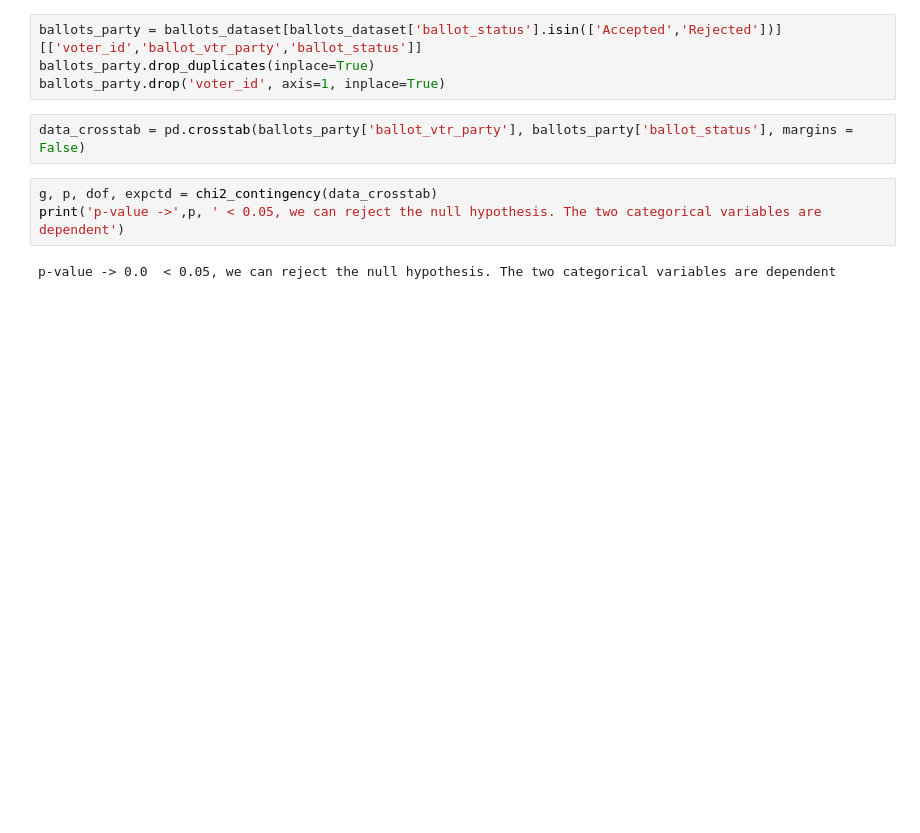
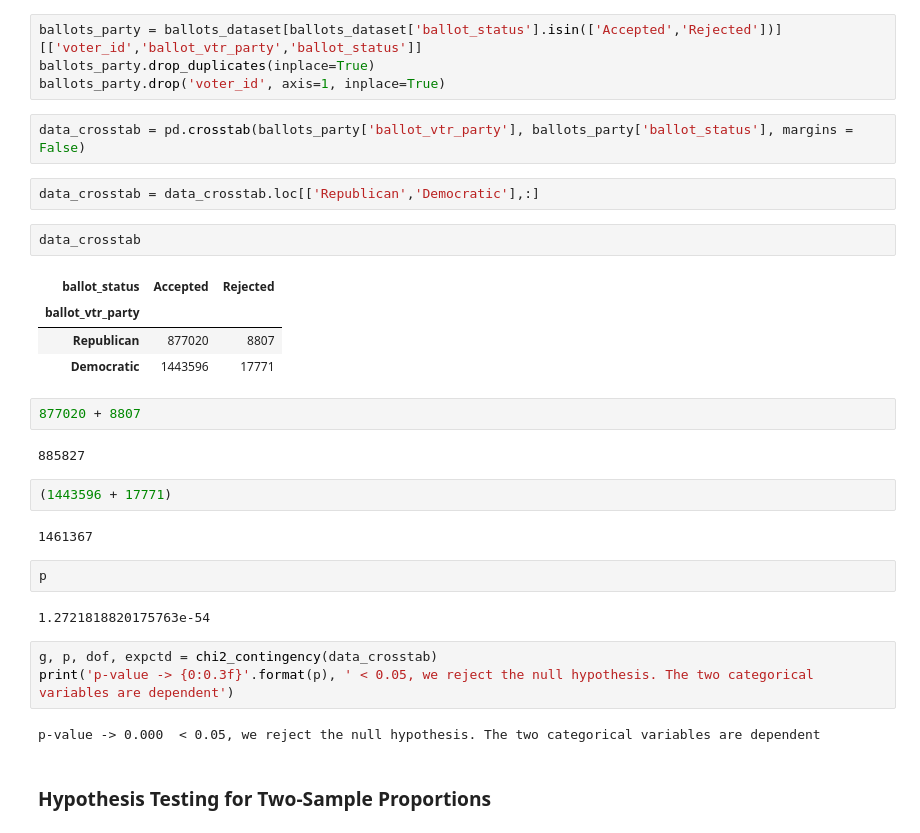
Before and after one commit to lemonaidn/VBM_Rejection_Factors, a Jupyter notebook: Ariel/exploratory_analysis_ballots_data.ipynb, the cells around one changed output. Drawn from its saved outputs; the diff is of its cells as text; blank space fills up the shorter version.

Commit message:
added hypothesis testing for two-sample proportions

```diff
--- a/Ariel/exploratory_analysis_ballots_data.ipynb
+++ b/Ariel/exploratory_analysis_ballots_data.ipynb
@@ -178,8 +180,31 @@ ballots_party.drop_duplicates(inplace=True)
 ballots_party.drop('voter_id', axis=1, inplace=True)
 # %%
 data_crosstab = pd.crosstab(ballots_party['ballot_vtr_party'], ballots_party['ballot_status'], margins = False)
+# %%
+data_crosstab = data_crosstab.loc[['Republican','Democratic'],:]
+# %%
+data_crosstab
+# %% [output]
+| ballot_status | Accepted | Rejected |
+| ballot_vtr_party |  |  |
+| Republican | 877020 | 8807 |
+| Democratic | 1443596 | 17771 |
+# %%
+877020 + 8807
+# %% [output]
+885827
+# %%
+(1443596 + 17771)
+# %% [output]
+1461367
+# %%
+p
+# %% [output]
+1.2721818820175763e-54
 # %%
 g, p, dof, expctd = chi2_contingency(data_crosstab)
-print('p-value ->',p, ' < 0.05, we can reject the null hypothesis. The two categorical variables are dependent')
+print('p-value -> {0:0.3f}'.format(p), ' < 0.05, we reject the null hypothesis. The two categorical variables are dependent')
 # %% [output]
-p-value -> 0.0  < 0.05, we can reject the null hypothesis. The two categorical variables are dependent
+p-value -> 0.000  < 0.05, we reject the null hypothesis. The two categorical variables are dependent
+# %% [markdown]
+### Hypothesis Testing for Two-Sample Proportions
```
Also changed, not shown: parts of 6 cells of this notebook.
